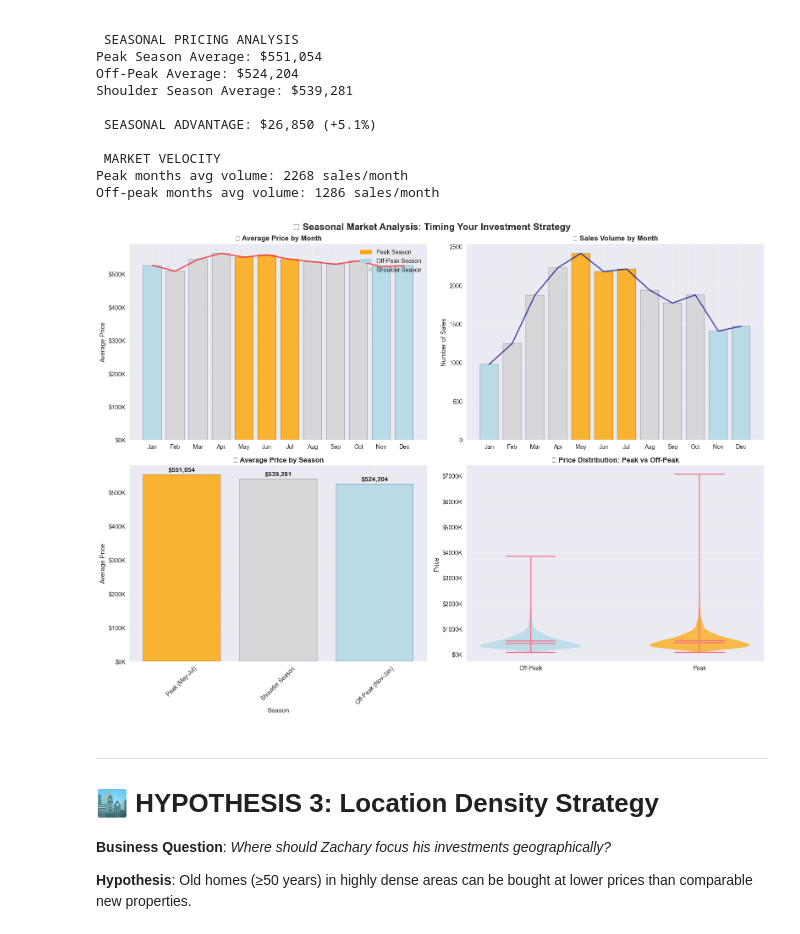
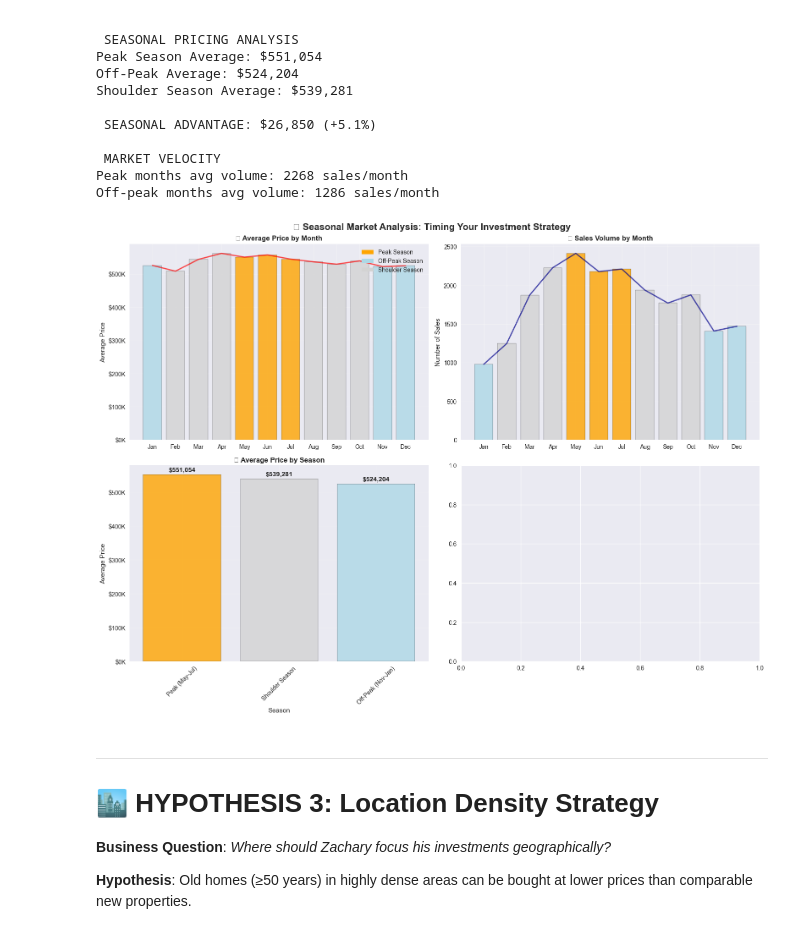
Before and after one commit to mauriciosalazar/ds-eda-project, a Jupyter notebook: EDA-Mauricio.ipynb, the cells around one changed output. Drawn from its saved outputs; the diff is of its cells as text; code cells hidden in the pictures.

```diff
--- a/EDA-Mauricio.ipynb
+++ b/EDA-Mauricio.ipynb
@@ -407,52 +380,34 @@ ax2.set_title('📊 Sales Volume by Month', fontweight='bold')
 ax2.set_ylabel('Number of Sales')
 ax2.grid(True, alpha=0.3)
 
 # Add volume trend
 ax2.plot(month_names, monthly_stats['count'], color='darkblue', linewidth=2, alpha=0.7)
 
 # 3. Clean seasonal comparison
 season_comparison = df.groupby('season_detailed')['price'].mean().sort_values(ascending=False)
 season_colors = ['orange', 'lightgray', 'lightblue']
 
 bars3 = ax3.bar(range(len(season_comparison)), season_comparison.values,
                 color=season_colors, alpha=0.8, edgecolor='black')
 ax3.set_title('💰 Average Price by Season', fontweight='bold')
 ax3.set_xlabel('Season')
 ax3.set_ylabel('Average Price')
 ax3.set_xticks(range(len(season_comparison)))
 ax3.set_xticklabels(season_comparison.index, rotation=45)
 ax3.yaxis.set_major_formatter(FuncFormatter(currency_formatter))
 ax3.grid(True, alpha=0.3)
 
 # Add value labels
 for bar, value in zip(bars3, season_comparison.values):
     ax3.text(bar.get_x() + bar.get_width()/2, bar.get_height() + 5000,
              f'${value:,.0f}', ha='center', va='bottom', fontweight='bold')
 
-# 4. Price distribution comparison (fixed skewness with violin plot)
-seasonal_data = [df[df['season'] == 'Off-Peak']['price'],
-                df[df['season'] == 'Peak']['price']]
 
-parts = ax4.violinplot(seasonal_data, positions=[1, 2], widths=0.6,
-                      showmeans=True, showmedians=True)
-
-# Color the violin plots
-parts['bodies'][0].set_facecolor('lightblue')
-parts['bodies'][1].set_facecolor('orange')
-for pc in parts['bodies']:
-    pc.set_alpha(0.7)
-
-ax4.set_title('🎻 Price Distribution: Peak vs Off-Peak', fontweight='bold')
-ax4.set_ylabel('Price')
-ax4.set_xticks([1, 2])
-ax4.set_xticklabels(['Off-Peak', 'Peak'])
-ax4.yaxis.set_major_formatter(FuncFormatter(currency_formatter))
-ax4.grid(True, alpha=0.3)
 
 plt.tight_layout()
 plt.show()
 # %% [output]
-[figure, old version]
+[figure, new version]
 # %% [markdown]
 ---
 
```
Also changed, not shown: parts of 8 cells of this notebook, 1 other file.
